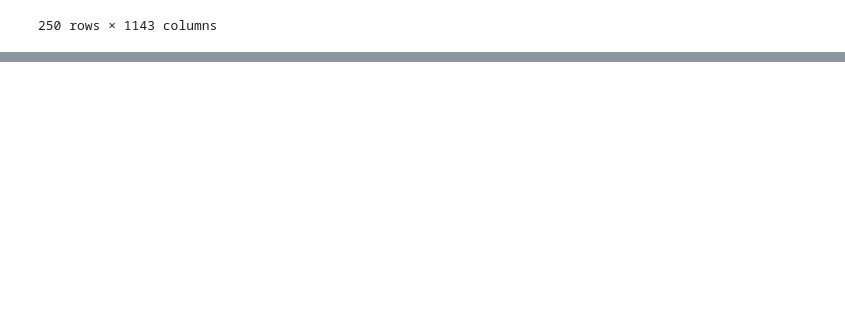
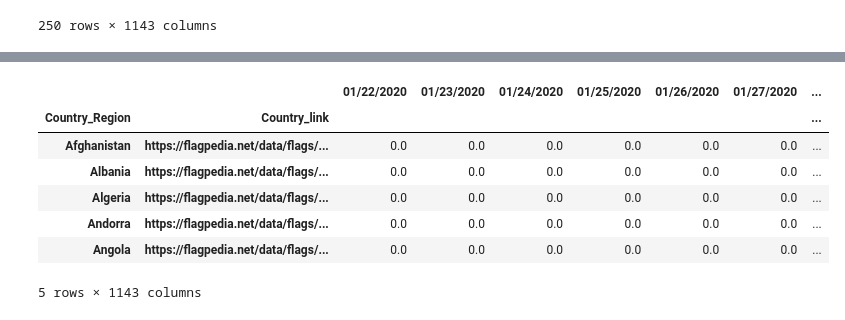
Before and after one commit to DongwheeKim90/myDataAnalysis, a Jupyter notebook: pandasPTC_COVID.ipynb, the cells around one changed output, grey strips where cells are left out. Saved outputs shown, nothing was run; the diff lists cells and outputs as text; code cells hidden in the pictures; blank space fills up the shorter version.

```diff
--- a/pandasPTC_COVID.ipynb
+++ b/pandasPTC_COVID.ipynb
@@ -250 +668,18 @@ final_data.dropna(subset=["Country_link"])
+# %%
+# "Country_Region" 및 "Country_link" 컬럼을 기준으로 그룹화하여 숫자 데이터만 합산
+# Grouping by "Country_Region" and "Country_link", summing only numeric columns
+final_data = final_data.groupby(["Country_Region", "Country_link"]).sum(numeric_only=True)
+
+# 변경된 데이터프레임 확인
+# Display the updated DataFrame
+final_data.head()
+# %% [output]
+|  |  | 01/22/2020 | 01/23/2020 | 01/24/2020 | 01/25/2020 | 01/26/2020 | 01/27/2020 | ... |
+| Country_Region | Country_link |  |  |  |  |  |  | ... |
+| Afghanistan | https://flagpedia.net/data/flags/... | 0.0 | 0.0 | 0.0 | 0.0 | 0.0 | 0.0 | ... |
+| Albania | https://flagpedia.net/data/flags/... | 0.0 | 0.0 | 0.0 | 0.0 | 0.0 | 0.0 | ... |
+| Algeria | https://flagpedia.net/data/flags/... | 0.0 | 0.0 | 0.0 | 0.0 | 0.0 | 0.0 | ... |
+| Andorra | https://flagpedia.net/data/flags/... | 0.0 | 0.0 | 0.0 | 0.0 | 0.0 | 0.0 | ... |
+| Angola | https://flagpedia.net/data/flags/... | 0.0 | 0.0 | 0.0 | 0.0 | 0.0 | 0.0 | ... |
+5 rows × 1143 columns
 # %%
```
Also changed, not shown: parts of 54 cells of this notebook.
